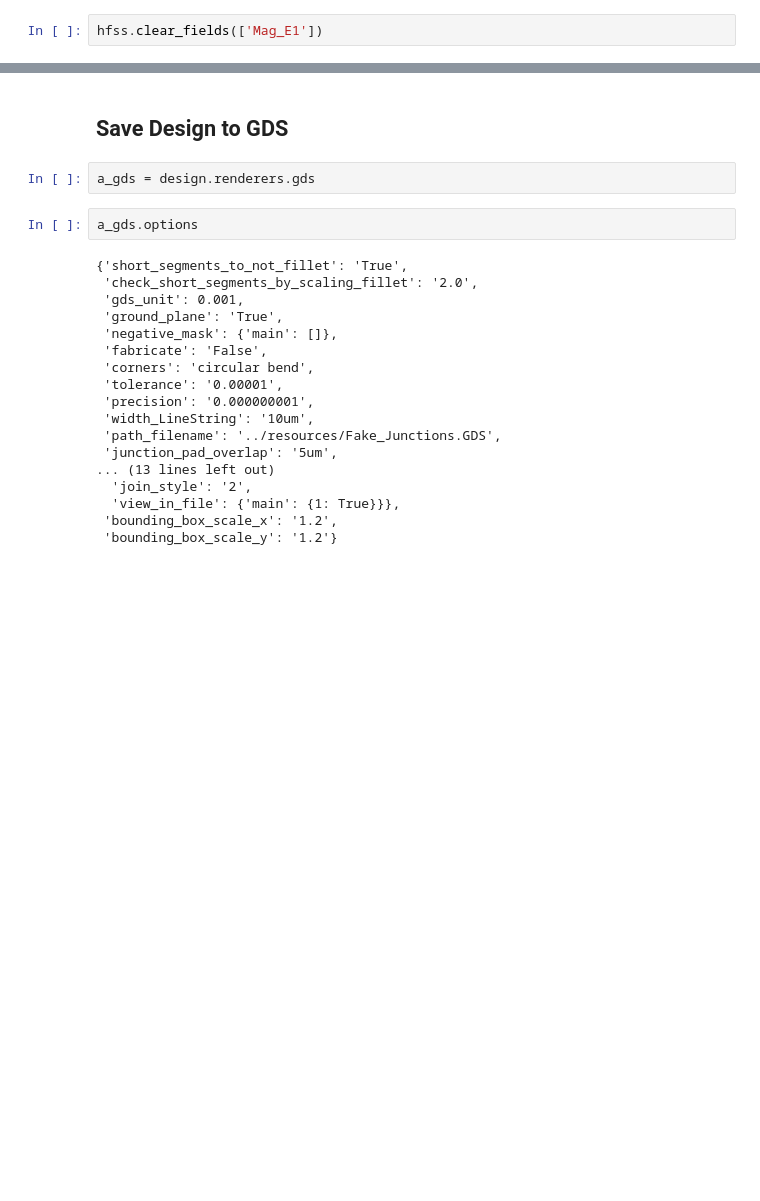
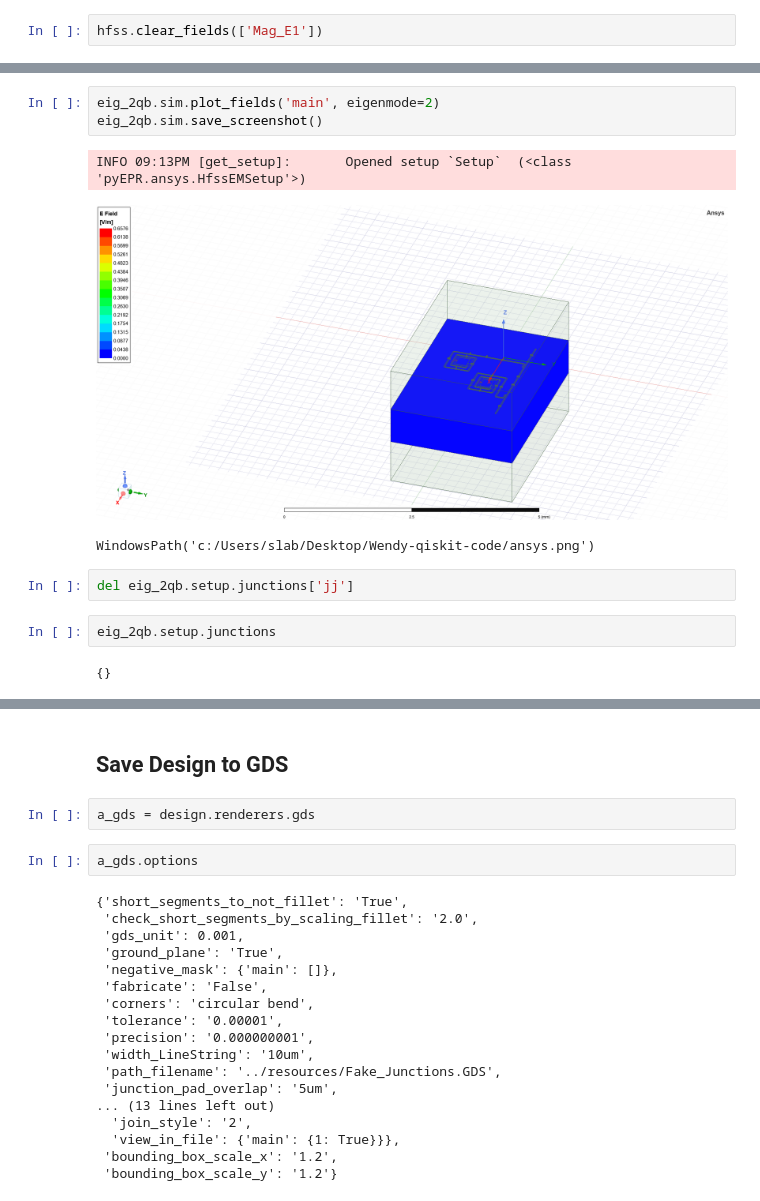
Before and after one commit to Wendywanw/Wendy-qiskit-code, a Jupyter notebook: Multiple_pocket_simulation.ipynb, the cells around one changed output, grey strips where cells are left out. Drawn from its saved outputs; the diff is of its cells as text; blank space fills up the shorter version.

```diff
--- a/Multiple_pocket_simulation.ipynb
+++ b/Multiple_pocket_simulation.ipynb
@@ -406,0 +529,13 @@ True
+# %%
+eig_2qb.sim.plot_fields('main', eigenmode=2)
+eig_2qb.sim.save_screenshot()
+# %% [output]
+INFO 09:13PM [get_setup]:       Opened setup `Setup`  (<class 'pyEPR.ansys.HfssEMSetup'>)
+[figure, added]
+WindowsPath('c:/Users/slab/Desktop/Wendy-qiskit-code/ansys.png')
+# %%
+del eig_2qb.setup.junctions['jj']
+# %%
+eig_2qb.setup.junctions
+# %% [output]
+{}
```
Also changed, not shown: parts of 36 cells of this notebook, 4 other files.
